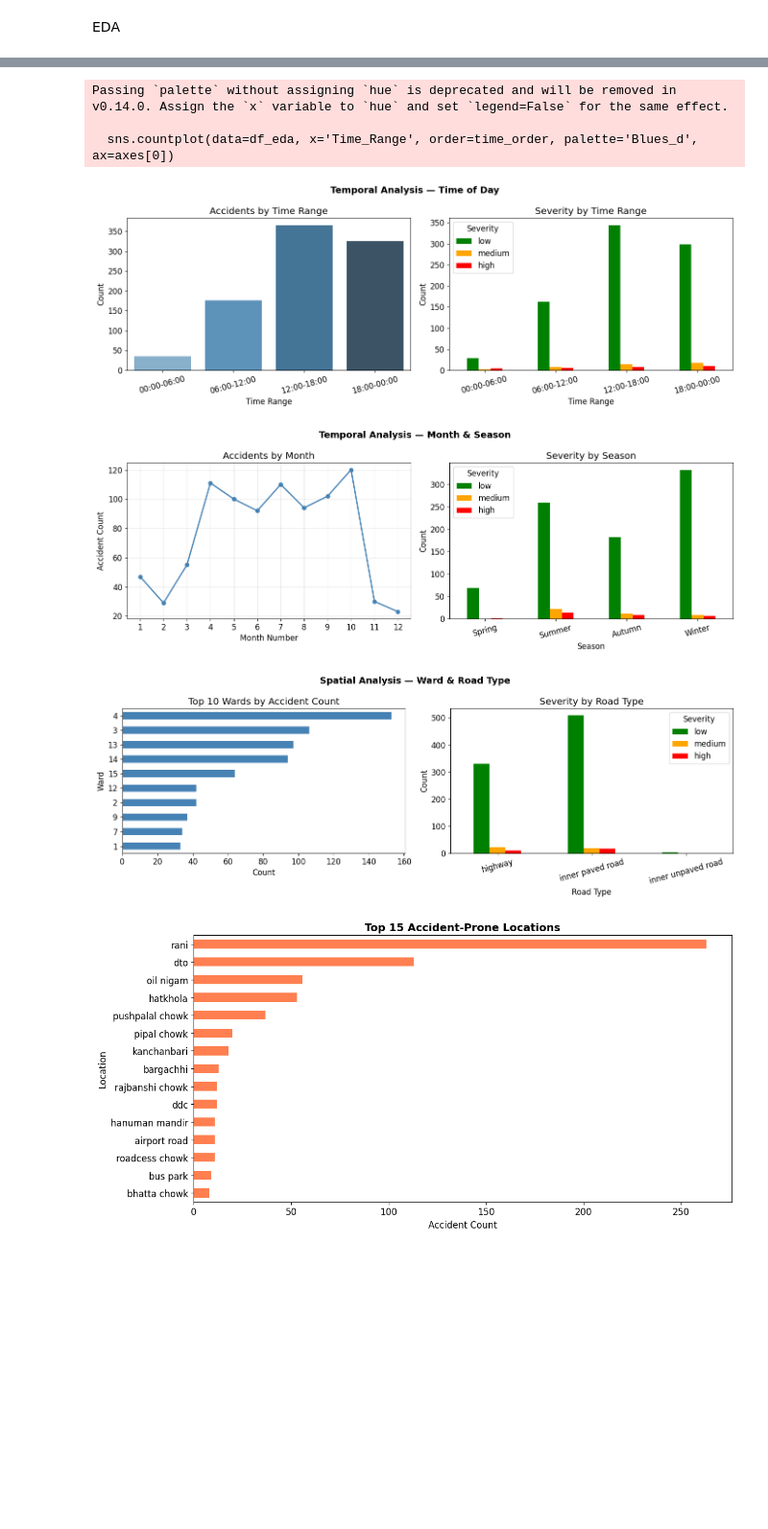
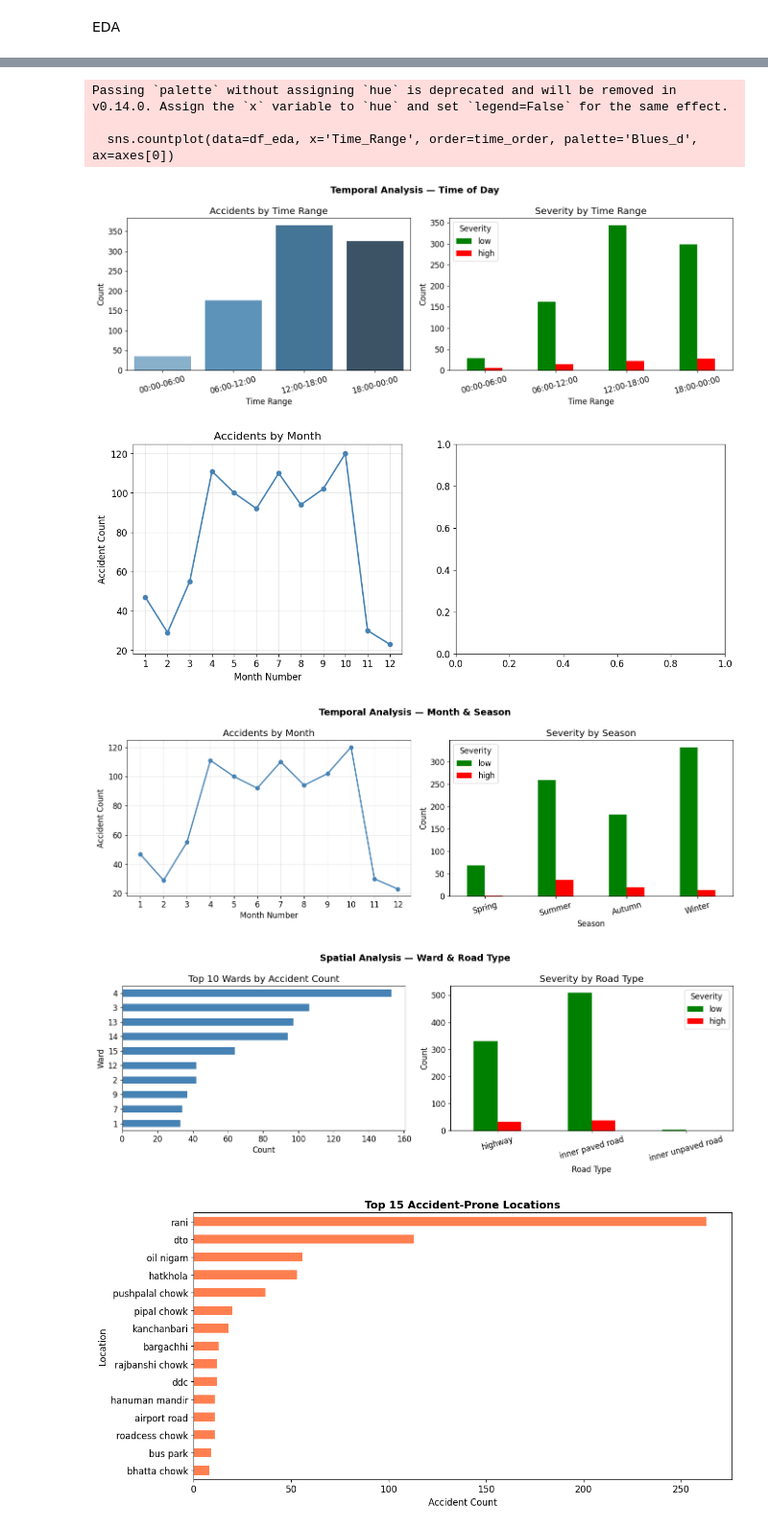
Before and after one commit to debiyani/traffic-accident-biratnagar, a Jupyter notebook: notebooks/analysis.ipynb, the cells around one changed output, grey strips where cells are left out. Shown at 96% size. Cells and saved outputs as stored; diff of their text form; code cells hidden in the pictures; blank space fills up the shorter version.

```diff
--- a/notebooks/analysis.ipynb
+++ b/notebooks/analysis.ipynb
@@ -98,11 +98,11 @@ axes[0].tick_params(axis='x', rotation=15)
 # Severity by time range
 severity_time = df_eda.groupby(['Time_Range', 'Severity']).size().unstack(fill_value=0)
 severity_time = severity_time.reindex(time_order).reindex(
-    columns=['low', 'medium', 'high'],
+    columns=['low', 'high'],
     fill_value=0
 )
 
-severity_time.plot(kind='bar', ax=axes[1], color=['green', 'orange', 'red'])
+severity_time.plot(kind='bar', ax=axes[1], color=['green', 'red'])
 axes[1].set_title('Severity by Time Range')
 axes[1].set_xlabel('Time Range')
 axes[1].set_ylabel('Count')
@@ -116,40 +116,52 @@ plt.show()
 Passing `palette` without assigning `hue` is deprecated and will be removed in v0.14.0. Assign the `x` variable to `hue` and set `legend=False` for the same effect.
 
   sns.countplot(data=df_eda, x='Time_Range', order=time_order, palette='Blues_d', ax=axes[0])
-[figure, old version]
+[figure, new version]
 # %%
+fig, axes = plt.subplots(1, 2, figsize=(14, 5))
+
+# Accidents by month number
+monthly = df_eda.groupby('Month_Num').size().reset_index(name='Count')
+axes[0].plot(monthly['Month_Num'], monthly['Count'], marker='o', color='steelblue', linewidth=2)
+axes[0].set_title('Accidents by Month')
+axes[0].set_xlabel('Month Number')
+axes[0].set_ylabel('Accident Count')
+axes[0].set_xticks(range(1, 13))
+axes[0].grid(True, alpha=0.3)
+
 fig, axes = plt.subplots(1, 2, figsize=(14, 5))
 
 # Accidents by month number
 monthly = df_eda.groupby('Month_Num').size().reset_index(name='Count')
 axes[0].plot(monthly['Month_Num'], monthly['Count'], marker='o', color='steelblue', linewidth=2)
 axes[0].set_title('Accidents by Month')
 axes[0].set_xlabel('Month Number')
 axes[0].set_ylabel('Accident Count')
 axes[0].set_xticks(range(1, 13))
 axes[0].grid(True, alpha=0.3)
 
 # Severity by Season
 season_order = ['Spring', 'Summer', 'Autumn', 'Winter']
 
 severity_season = df_eda.groupby(['Season', 'Severity']).size().unstack(fill_value=0)
 severity_season = severity_season.reindex(season_order).reindex(
-    columns=['low', 'medium', 'high'],
+    columns=['low', 'high'],
     fill_value=0
 )
 
-severity_season.plot(kind='bar', ax=axes[1], color=['green', 'orange', 'red'])
+severity_season.plot(kind='bar', ax=axes[1], color=['green', 'red'])
 axes[1].set_title('Severity by Season')
 axes[1].set_xlabel('Season')
 axes[1].set_ylabel('Count')
 axes[1].tick_params(axis='x', rotation=15)
 axes[1].legend(title='Severity')
 
 plt.suptitle('Temporal Analysis — Month & Season', fontsize=14, fontweight='bold')
 plt.tight_layout()
 plt.show()
 # %% [output]
-[figure, old version]
+[figure, new version]
+[figure, added]
 # %%
 fig, axes = plt.subplots(1, 2, figsize=(14, 5))
 
@@ -164,11 +176,11 @@ axes[0].invert_yaxis()
 # Severity by Road Type
 road_severity = df_eda.groupby(['Road_Type', 'Severity']).size().unstack(fill_value=0)
 road_severity = road_severity.reindex(
-    columns=['low', 'medium', 'high'],
+    columns=['low', 'high'],
     fill_value=0
 )
 
-road_severity.plot(kind='bar', ax=axes[1], color=['green', 'orange', 'red'])
+road_severity.plot(kind='bar', ax=axes[1], color=['green', 'red'])
 axes[1].set_title('Severity by Road Type')
 axes[1].set_xlabel('Road Type')
 axes[1].set_ylabel('Count')
@@ -179,7 +191,7 @@ plt.suptitle('Spatial Analysis — Ward & Road Type', fontsize=14, fontweight='b
 plt.tight_layout()
 plt.show()
 # %% [output]
-[figure, old version]
+[figure, new version]
 # %%
 fig, ax = plt.subplots(figsize=(12, 6))
 
```
Also changed, not shown: parts of 5 cells of this notebook, 7 other files.
